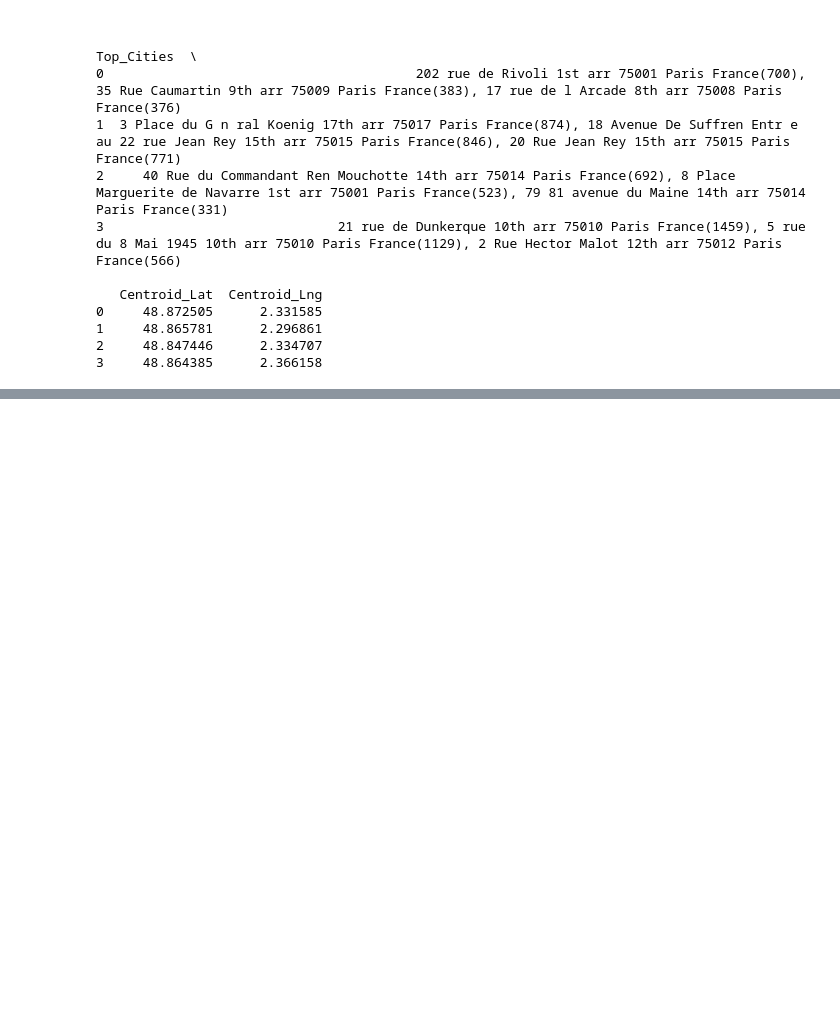
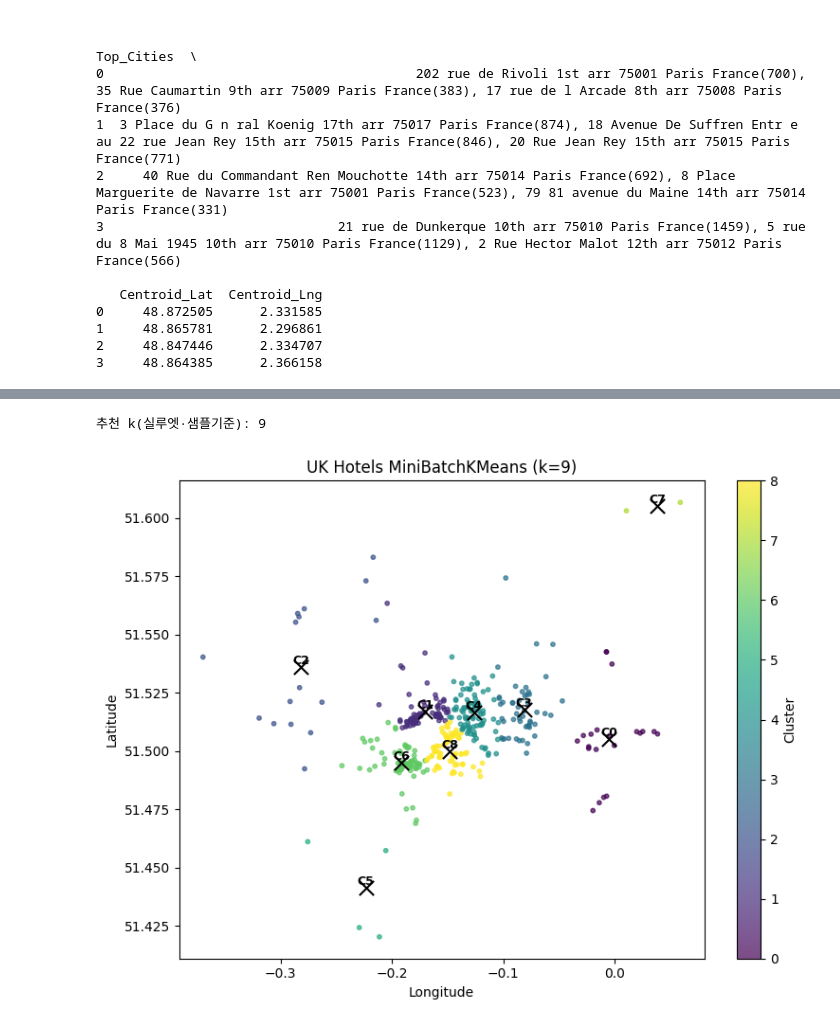
Before and after one commit to zehye/Final-Team5, a Jupyter notebook: 파이널_프로젝트_5팀(리뷰어국적&호텔위치와_평점간의_관계).ipynb, the cells around one changed output, grey strips where cells are left out. Cells and saved outputs as stored; diff of their text form; code cells hidden in the pictures; blank space fills up the shorter version.

```diff
--- a/파이널_프로젝트_5팀(리뷰어국적&호텔위치와_평점간의_관계).ipynb
+++ b/파이널_프로젝트_5팀(리뷰어국적&호텔위치와_평점간의_관계).ipynb
@@ -1075,0 +1147,70 @@ print(cluster_summary)
+# %%
+#영국 내 호텔 군집화
+import pandas as pd, numpy as np
+import matplotlib.pyplot as plt
+from sklearn.cluster import MiniBatchKMeans
+from sklearn.metrics import silhouette_score
+
+
+# 1) 필요한 컬럼만 읽어서 메모리 절약
+usecols = ["Hotel_Name","Hotel_Address","lat","lng"]
+
+# 3) 영국만 + 좌표 결측 제거 + 고유 호텔만
+Uk_hotels = (
+    df[df["Country"]=="Kingdom"]
+      .dropna(subset=["lat","lng"])
+      .drop_duplicates(subset=["Hotel_Name"])  # 호텔 단위
+      .reset_index(drop=True)
+)
+
+if len(Uk_hotels) < 2:
+    raise ValueError("영국 호텔 표본이 너무 적어요.")
+
+# 4) 경도 보정(영국 한정): lng * cos(mean_lat)
+lat = Uk_hotels["lat"].to_numpy()
+lng = Uk_hotels["lng"].to_numpy()
+lng_adj = lng * np.cos(np.deg2rad(lat.mean()))
+X = np.column_stack([lat, lng_adj])
+
+# 5) 샘플링(속도용) + k 후보 평가
+sample_n = min(len(X), 8000)                # 8천 정도면 충분히 빠름
+idx = np.random.default_rng(42).choice(len(X), size=sample_n, replace=False)
+Xs = X[idx]
+
+K_range = range(3, 10)                      # 3~9개 후보
+sil_scores = []
+for k in K_range:
+    mbk = MiniBatchKMeans(n_clusters=k, random_state=42, batch_size=2048, max_iter=100, n_init=5)
+    labels = mbk.fit_predict(Xs)
+    if len(np.unique(labels)) > 1:
+        sil_scores.append(silhouette_score(Xs, labels))
+    else:
+        sil_scores.append(-1)
+
+best_k = K_range[int(np.argmax(sil_scores))]
+print("추천 k(실루엣·샘플기준):", best_k)
+
+# 6) 전체 호텔에 best_k로 학습 + 라벨 부여
+final_mbk = MiniBatchKMeans(n_clusters=best_k, random_state=42, batch_size=4096, max_iter=200, n_init=5)
+Uk_hotels["Cluster"] = final_mbk.fit_predict(X)
+
+# 7) 시각화(표본만 찍기)
+plot_n = min(len(Uk_hotels), 30000)
+plot_df = Uk_hotels.sample(plot_n, random_state=42) if len(Uk_hotels)>plot_n else Uk_hotels
+
+plt.figure(figsize=(8,6))
+sc = plt.scatter(plot_df["lng"], plot_df["lat"], c=plot_df["Cluster"], s=10, alpha=0.7)
+
+# 중심 (경도 역보정)
+centers_lat, centers_lng_adj = final_mbk.cluster_centers_[:,0], final_mbk.cluster_centers_[:,1]
+centers_lng = centers_lng_adj / np.cos(np.deg2rad(lat.mean()))
+for i, (clat, clng) in enumerate(zip(centers_lat, centers_lng)):
+    plt.scatter(clng, clat, c='black', s=120, marker='x')
+    plt.text(clng, clat, f"C{i}", ha='center', va='bottom', fontsize=9, fontweight='bold')
+plt.xlabel("Longitude"); plt.ylabel("Latitude")
+plt.title(f"UK Hotels MiniBatchKMeans (k={best_k})")
+plt.colorbar(sc, label="Cluster")
+plt.tight_layout(); plt.show()
+# %% [output]
+추천 k(실루엣·샘플기준): 9
+[figure, added]
```
Also changed, not shown: parts of 19 cells of this notebook.
